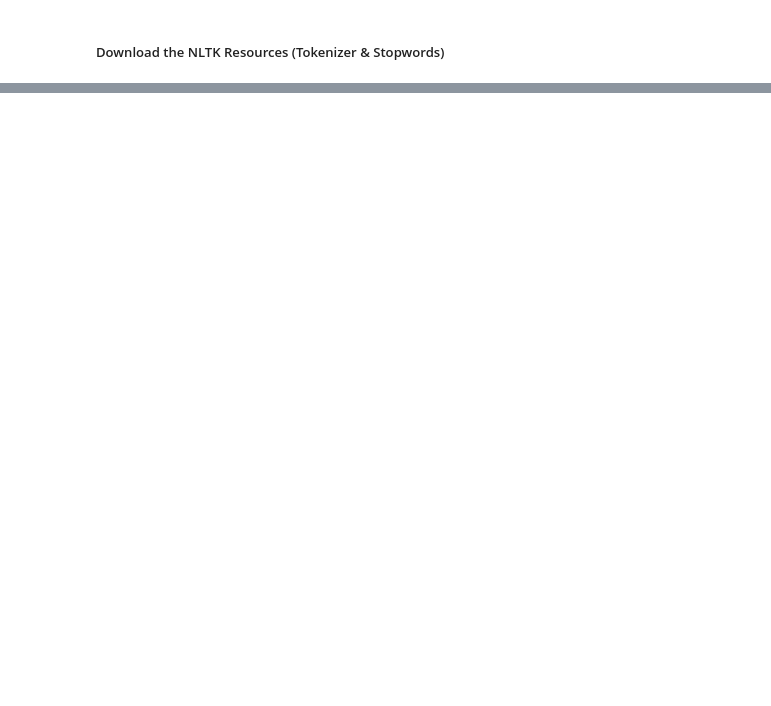
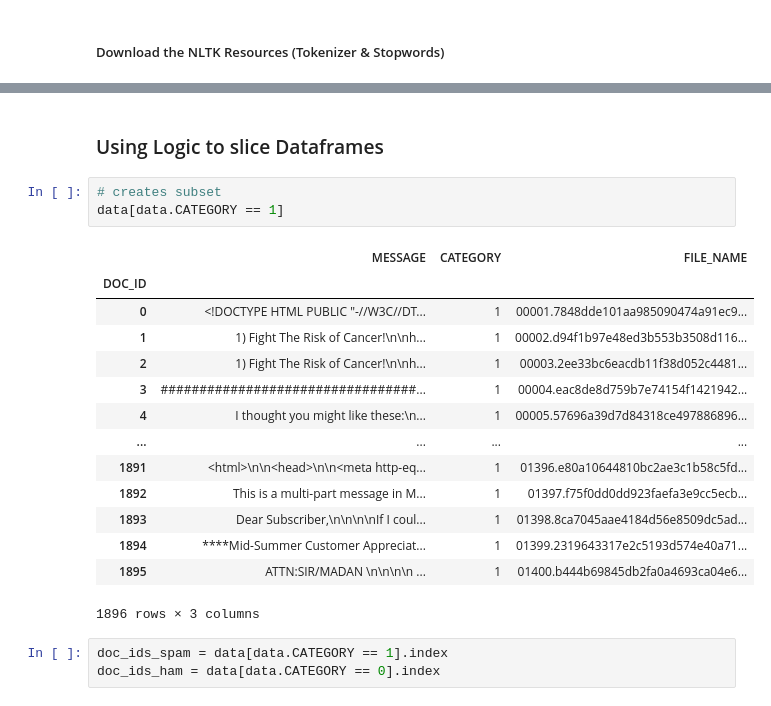
Before and after one commit to cherishmashankar/Spam-Email-Filter---NLP, a Jupyter notebook: 01_Processing/spam_email_filter_1.ipynb, the cells around one changed output, grey strips where cells are left out. Saved outputs shown, nothing was run; the diff lists cells and outputs as text; blank space fills up the shorter version.

```diff
--- a/01_Processing/spam_email_filter_1.ipynb
+++ b/01_Processing/spam_email_filter_1.ipynb
@@ -268,0 +430,23 @@ msg.lower()
+# %% [markdown]
+### Using Logic to slice Dataframes
+# %%
+# creates subset
+data[data.CATEGORY == 1]
+# %% [output]
+|  | MESSAGE | CATEGORY | FILE_NAME |
+| DOC_ID |  |  |  |
+| 0 | <!DOCTYPE HTML PUBLIC "-//W3C//DT... | 1 | 00001.7848dde101aa985090474a91ec9... |
+| 1 | 1) Fight The Risk of Cancer!\n\nh... | 1 | 00002.d94f1b97e48ed3b553b3508d116... |
+| 2 | 1) Fight The Risk of Cancer!\n\nh... | 1 | 00003.2ee33bc6eacdb11f38d052c4481... |
+| 3 | #################################... | 1 | 00004.eac8de8d759b7e74154f1421942... |
+| 4 | I thought you might like these:\n... | 1 | 00005.57696a39d7d84318ce497886896... |
+| ... | ... | ... | ... |
+| 1891 | <html>\n\n<head>\n\n<meta http-eq... | 1 | 01396.e80a10644810bc2ae3c1b58c5fd... |
+| 1892 | This is a multi-part message in M... | 1 | 01397.f75f0dd0dd923faefa3e9cc5ecb... |
+| 1893 | Dear Subscriber,\n\n\n\nIf I coul... | 1 | 01398.8ca7045aae4184d56e8509dc5ad... |
+| 1894 | ****Mid-Summer Customer Appreciat... | 1 | 01399.2319643317e2c5193d574e40a71... |
+| 1895 | ATTN:SIR/MADAN \n\n\n\n ... | 1 | 01400.b444b69845db2fa0a4693ca04e6... |
+1896 rows × 3 columns
+# %%
+doc_ids_spam = data[data.CATEGORY == 1].index
+doc_ids_ham = data[data.CATEGORY == 0].index
```
Also changed, not shown: parts of 43 cells of this notebook.
